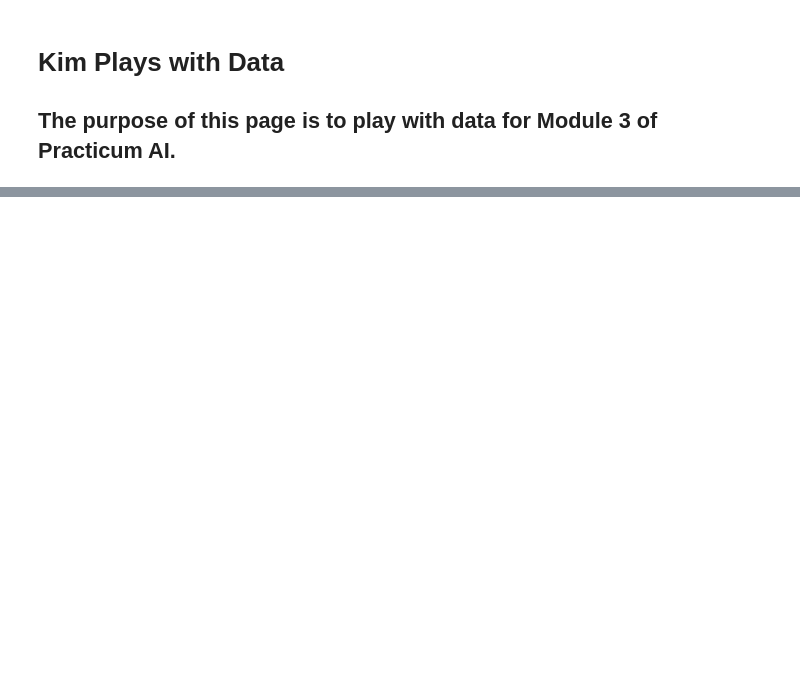
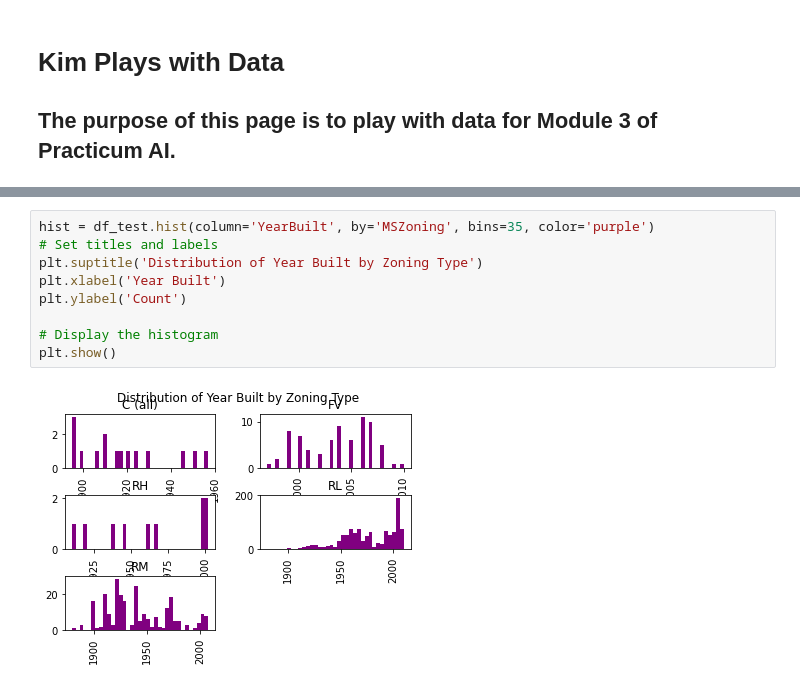
Before and after one commit to KGoughnour/python-for-ai, a Jupyter notebook: 03_playing_with_data1.ipynb, the cells around one changed output, grey strips where cells are left out. Saved outputs shown, nothing was run; the diff lists cells and outputs as text; blank space fills up the shorter version.

```diff
--- a/03_playing_with_data1.ipynb
+++ b/03_playing_with_data1.ipynb
@@ -10,0 +197,11 @@ FileNotFoundError: [Errno 2] No such file or directory: 'test.csv'
+# %%
+hist = df_test.hist(column='YearBuilt', by='MSZoning', bins=35, color='purple')
+# Set titles and labels
+plt.suptitle('Distribution of Year Built by Zoning Type')
+plt.xlabel('Year Built')
+plt.ylabel('Count')
+
+# Display the histogram
+plt.show()
+# %% [output]
+[figure, added]
```
Also changed, not shown: parts of 18 cells of this notebook, 1 other file.
